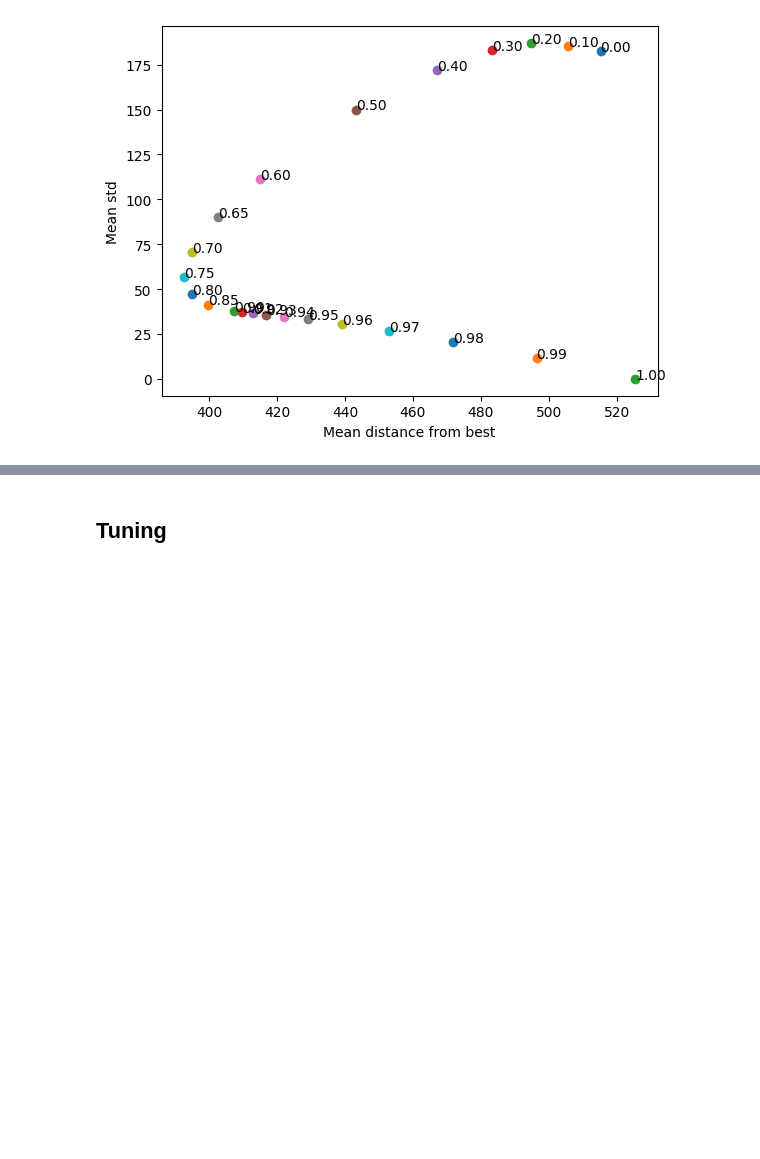
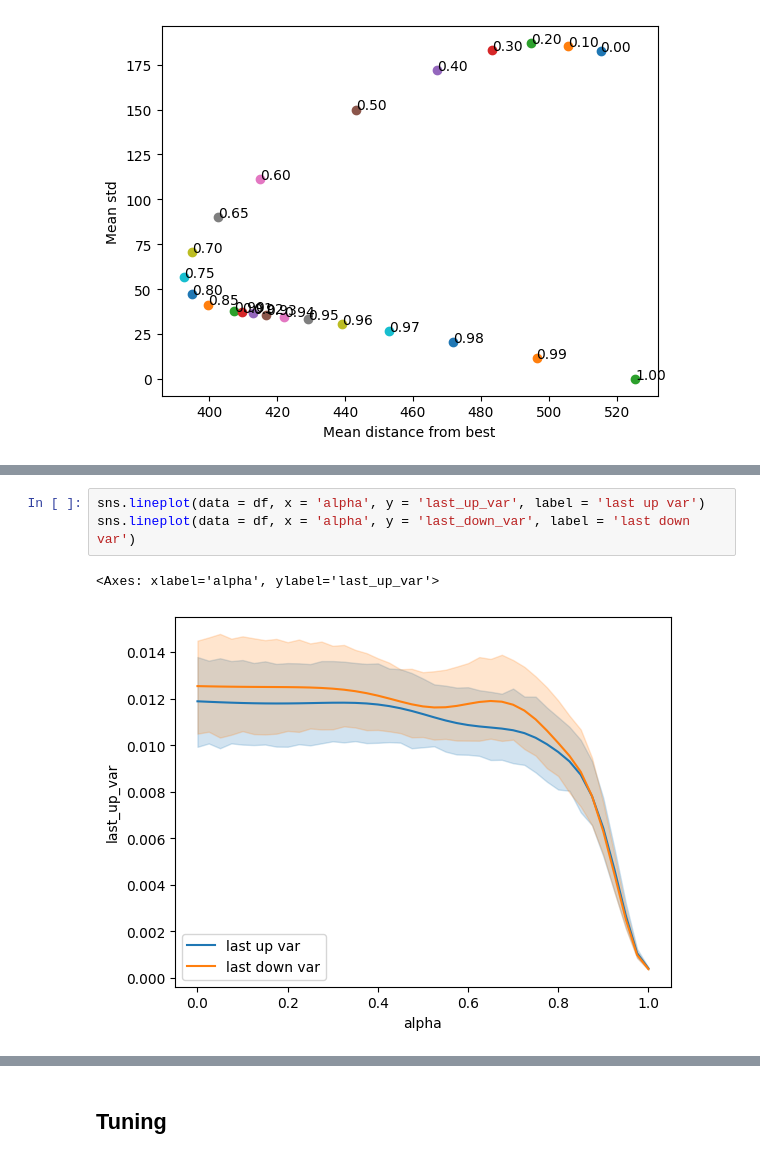
Before and after one commit to emiliocantuc/emiliocantuc.github.io, a Jupyter notebook: posts/others/wolv-events/index.ipynb, the cells around one changed output, grey strips where cells are left out. Drawn from its saved outputs; the diff is of its cells as text; blank space fills up the shorter version.

```diff
--- a/posts/others/wolv-events/index.ipynb
+++ b/posts/others/wolv-events/index.ipynb
@@ -554,0 +736,6 @@ plt.show()
+# %%
+sns.lineplot(data = df, x = 'alpha', y = 'last_up_var', label = 'last up var')
+sns.lineplot(data = df, x = 'alpha', y = 'last_down_var', label = 'last down var')
+# %% [output]
+<Axes: xlabel='alpha', ylabel='last_up_var'>
+[figure, added]
```
Also changed, not shown: parts of 21 cells of this notebook, 18 other files.
